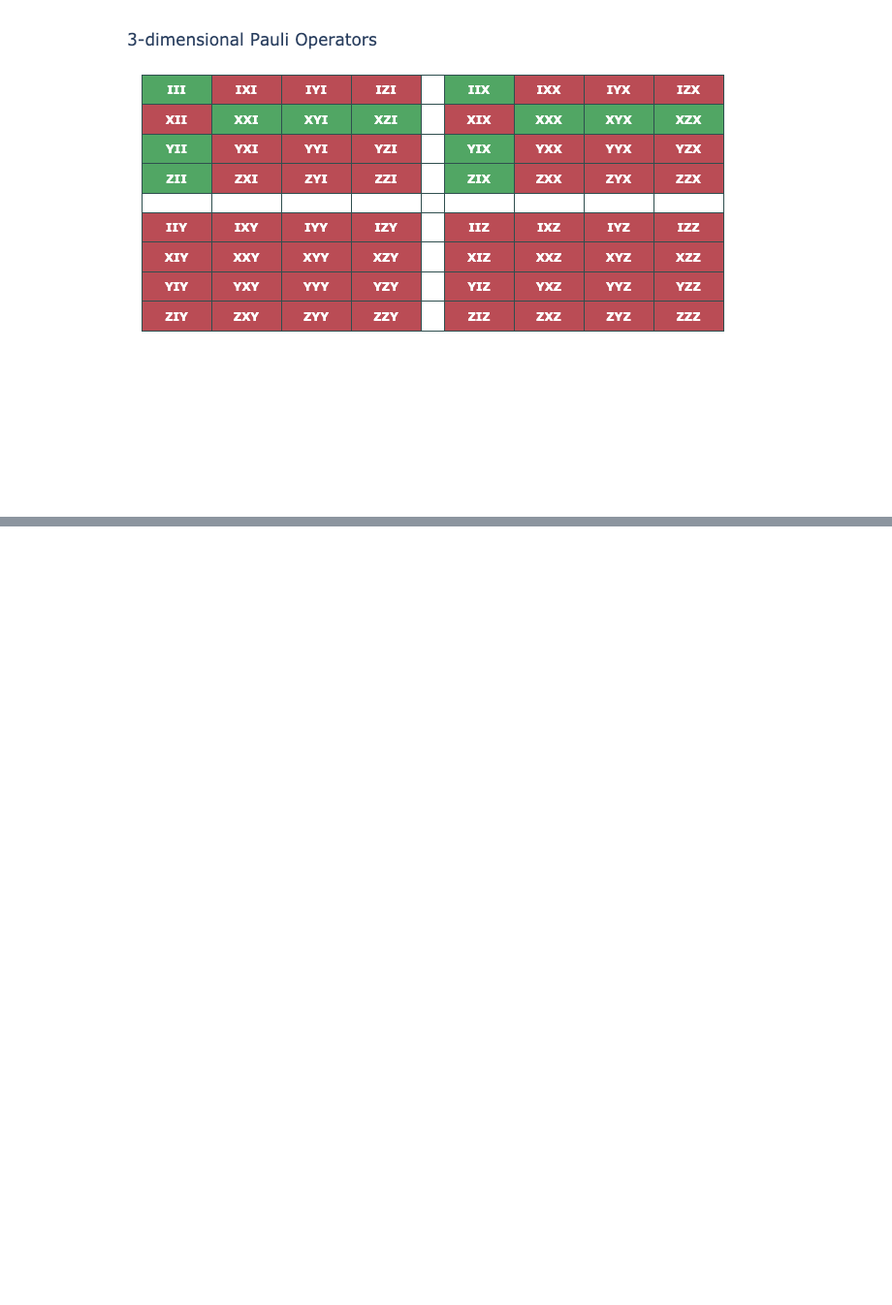
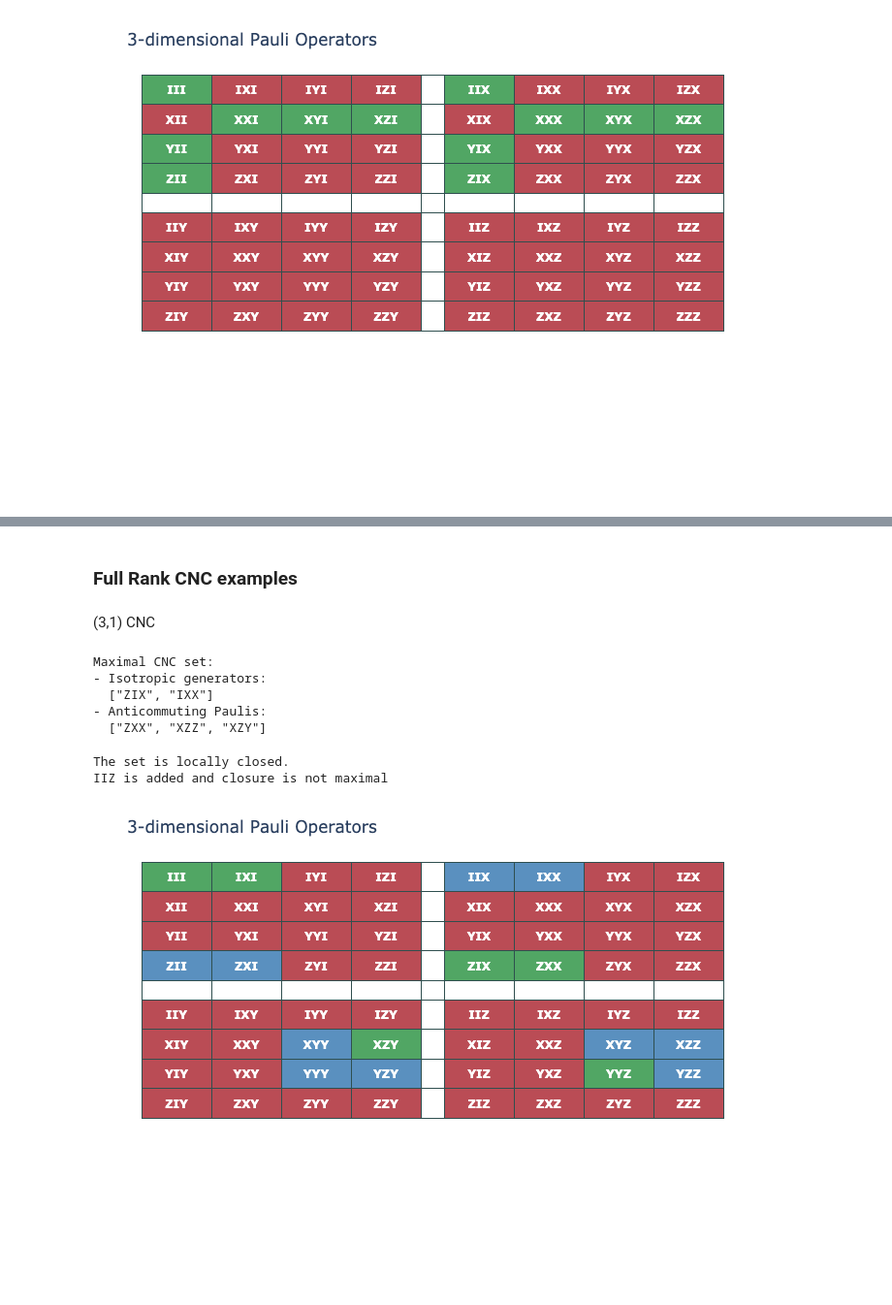
Before and after one commit to BilQCT/LocalPauli, a Jupyter notebook: cnc.ipynb, the cells around one changed output, grey strips where cells are left out. Shown at 97% size. Cells and saved outputs as stored; diff of their text form; code cells hidden in the pictures; blank space fills up the shorter version.

```diff
--- a/cnc.ipynb
+++ b/cnc.ipynb
@@ -480,0 +500,34 @@ draw_3dim_paulis(cnc_32)
+# %% [markdown]
+### Full Rank CNC examples
+# %% [markdown]
+(3,1) CNC
+# %%
+full_rank_3_1_cncs = find_full_rank_maximal_cnc_examples_for_n_m(3, 1, 5)
+# %%
+full_rank_3_1_cnc_example_1 = full_rank_3_1_cncs[1]
+value_assigment_3_1_ex_1 = full_rank_3_1_cnc_example_1.value_assignment
+cnc_set_3_1_ex_1 = full_rank_3_1_cnc_example_1.cnc_set
+# %% [output]
+Maximal CNC set:
+- Isotropic generators:
+  ["ZIX", "IXX"]
+- Anticommuting Paulis:
+  ["ZXX", "XZZ", "XZY"]
+# %%
+paulis_3_1_ex_1 = Set{Vector{Int}}(collect(keys(value_assigment_3_1_ex_1)))
+if is_locally_closed(paulis_3_1_ex_1)
+    println("The set is locally closed.")
+else
+    println("The set is not locally closed.")
+end
+
+if is_almost_maximal(paulis_3_1_ex_1)
+    println("The set is almost maximal.")
+end
+# %% [output]
+The set is locally closed.
+IIZ is added and closure is not maximal
+# %%
+draw_3_dim_paulis_with_value_assignment(value_assigment_3_1_ex_1)
+# %% [output]
+[figure, added]
```
Also changed, not shown: parts of 57 cells of this notebook, 4 other files.
